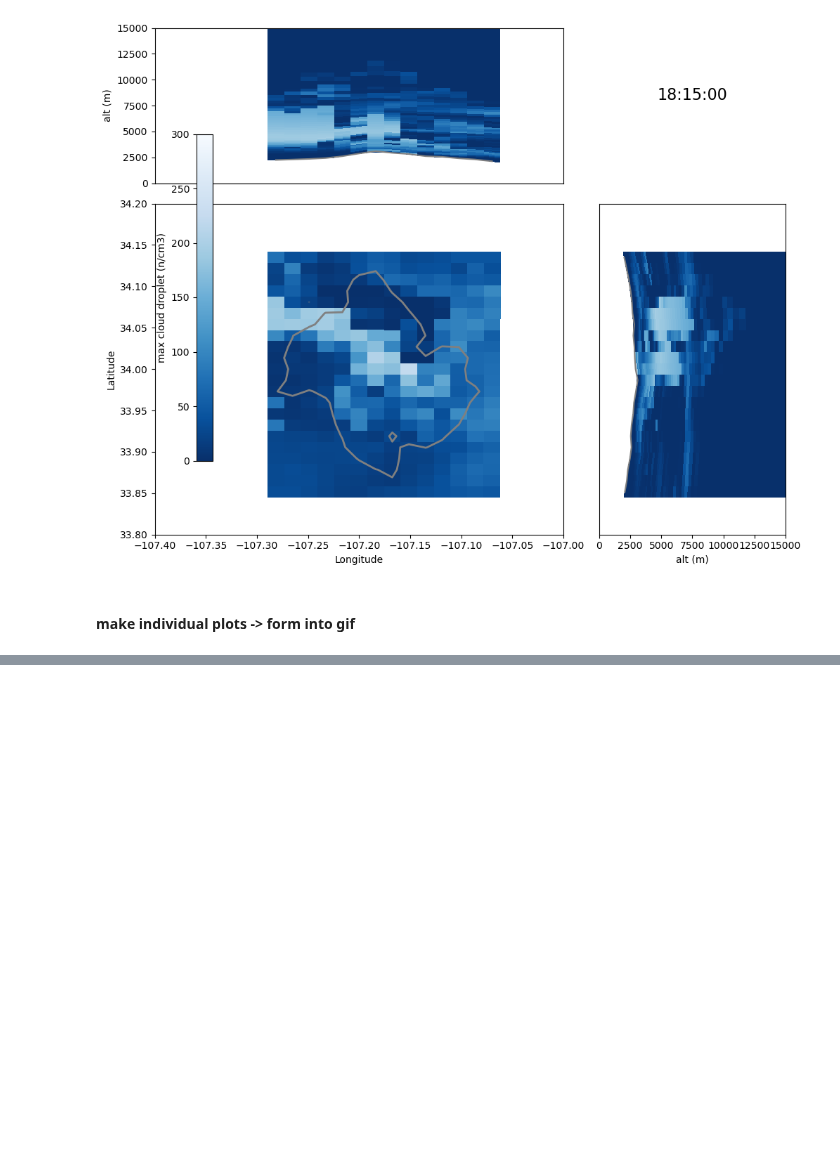
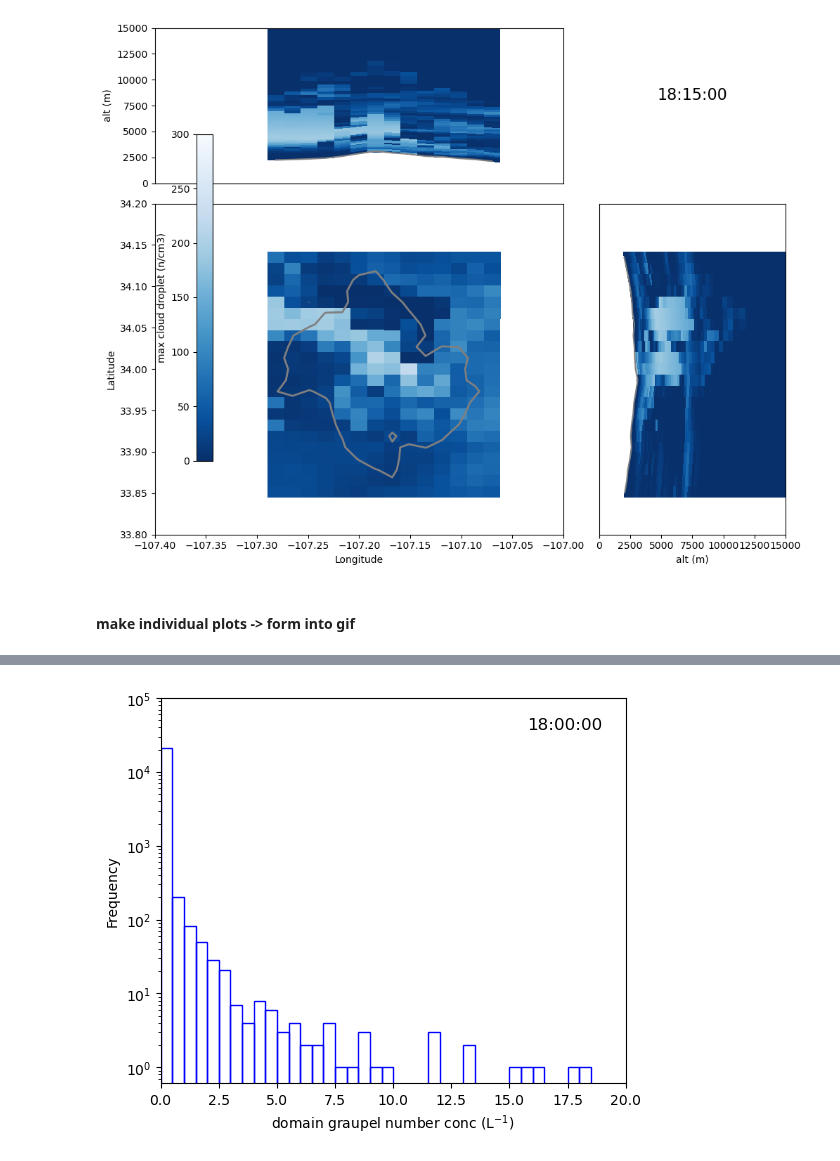
Before and after one commit to ezriri/shes_a_model, a Jupyter notebook: dcmex_plotting/gatthering_code.ipynb, the cells around one changed output, grey strips where cells are left out. Cells and saved outputs as stored; diff of their text form; code cells hidden in the pictures; blank space fills up the shorter version.

```diff
--- a/dcmex_plotting/gatthering_code.ipynb
+++ b/dcmex_plotting/gatthering_code.ipynb
@@ -843,0 +968,26 @@ imageio.mimsave(save_folder+f'220730_{var_name}.gif', frames, fps=5)
+# %%
+t ='2022-07-30T18:00:00.000000000'
+
+a_time = sliced_domain.sel(time=t)
+plt.figure(figsize=(6, 5))
+
+plt.hist(
+    a_time['graupel_number_L'].values.flatten(),
+    bins=bin_edges,
+    facecolor='none',
+    edgecolor='b')
+
+plt.xlabel('domain graupel number conc (L$^{-1}$)')
+plt.ylabel('Frequency')
+plt.yscale('log')
+#plt.xscale('log')
+plt.ylim(0, y_max)
+plt.xlim(0, x_max)
+plt.text(
+    0.95, 0.95,                # x, y in axes coordinates
+    f'{pd.to_datetime(str(t)).strftime("%H:%M:%S")}',
+    transform=plt.gca().transAxes,
+    ha='right',                # horizontal alignment
+    va='top',                  # vertical alignment
+    fontsize=12)
+# %% [output]
@@ -843,0 +995 @@ imageio.mimsave(save_folder+f'220730_{var_name}.gif', frames, fps=5)
+[figure, added]
```
Also changed, not shown: parts of 8 cells of this notebook, 6 other files.
